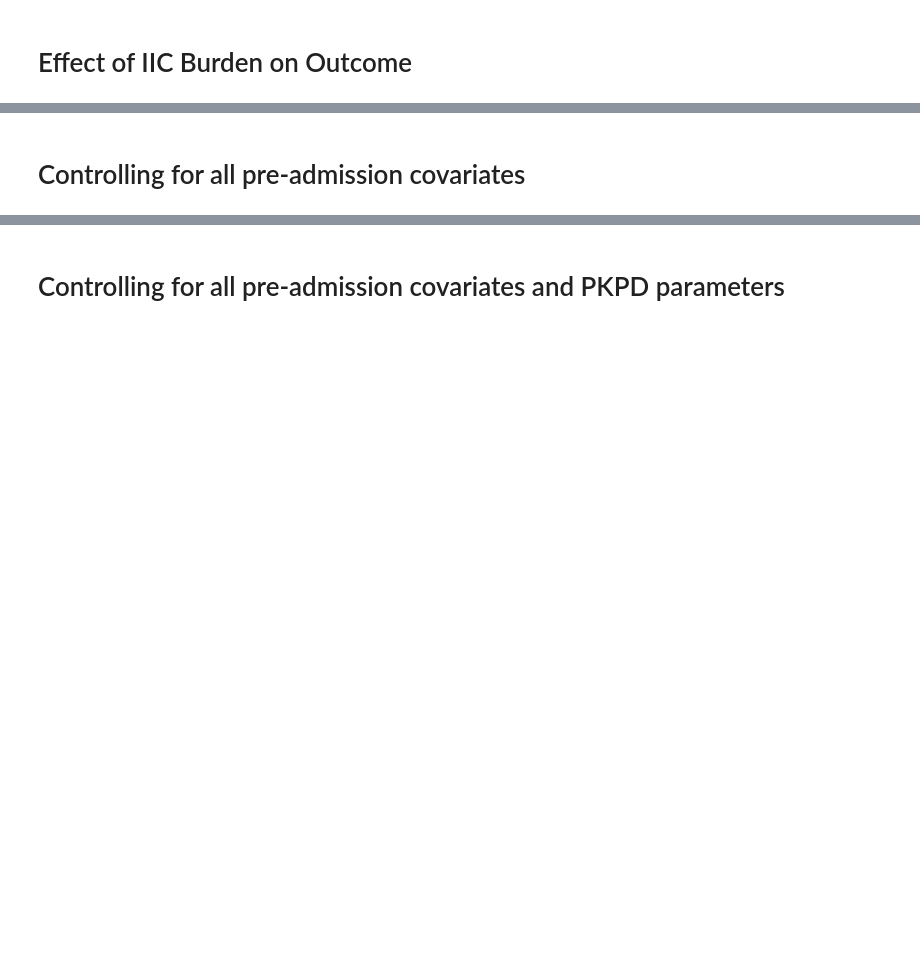
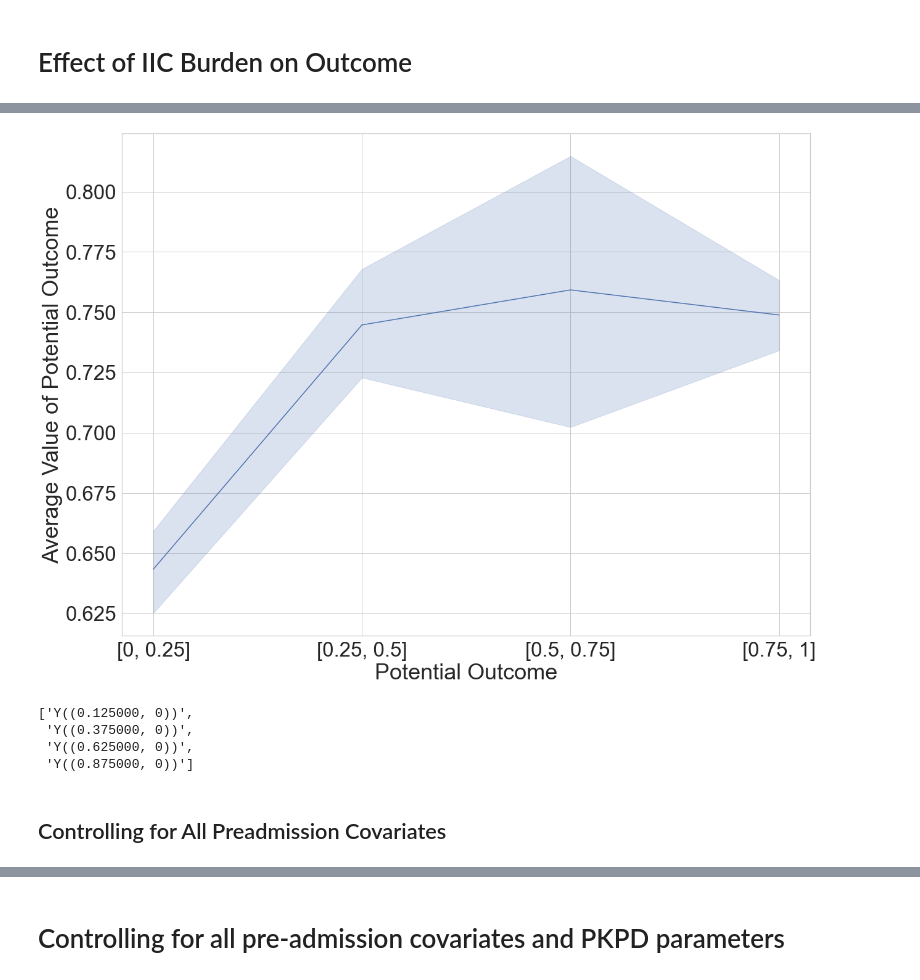
Before and after one commit to Hockey86/iic_causal_inference, a Jupyter notebook: aim2/short_term_drug_effect.ipynb, the cells around one changed output, grey strips where cells are left out. Drawn from its saved outputs; the diff is of its cells as text; code cells hidden in the pictures; blank space fills up the shorter version.

```diff
--- a/aim2/short_term_drug_effect.ipynb
+++ b/aim2/short_term_drug_effect.ipynb
@@ -230,0 +180,15 @@ df_m_atec
+# %%
+n_repeats = 5
+n_splits = 3
+df_malts_data = df_coarsen_1[['Age','Y','T']]
+discrete = []
+m = pm.malts_mf(outcome='Y',
+                treatment='T',
+                data=df_malts_data,
+                n_repeats=n_repeats,
+                n_splits=n_splits,
+                output_format='full',
+                k_tr=2,
+                k_est=2,
+                discrete = discrete,
+                C=0.01)
@@ -231,3 +215,39 @@ df_m_atec
+# %%
+out = m.CATE_df.drop(columns = ['Y','T'])#.T.groupby(level=0).mean().T
+out.to_csv('new_max_age.csv')
+columns = ['Y(('+str(np.round(threshold-gain/2,2))+', 0))' for threshold in thresholds[1:]]
+apo_0 = out[columns]
+columns = ['Y(('+str(np.round(threshold-gain/2,2))+', 1))' for threshold in thresholds[1:]]
+apo_1 = out[columns]
+columns = ['diameter(('+str(np.round(threshold-gain/2,2))+', 0))' for threshold in thresholds[1:]]
+diam_0 = out[columns]
+columns = ['diameter(('+str(np.round(threshold-gain/2,2))+', 1))' for threshold in thresholds[1:]]
+diam_1 = out[columns]
+
+apo_tight_0 = pd.DataFrame(apo_0.values*(diam_0<1).astype(int).replace(0, np.nan).values,
+                         index=apo_0.index,columns=apo_0.columns)
+apo_tight_0.mean(axis=0)
+
+apo_tight_1 = pd.DataFrame(apo_1.values*(diam_1<1).astype(int).replace(0, np.nan).values,
+                         index=apo_1.index,columns=apo_0.columns)
+apo_tight_1.mean(axis=0)
+
+fig,ax = plt.subplots(figsize=(20,15))
+sns.lineplot(data=apo_tight_0.mean(axis=0).reset_index().rename(columns={0:'Average Potential Outcome'}),
+            x='index',y='Average Potential Outcome',ax=ax)
+plt.xlabel('Potential Outcome')
+plt.ylabel('Average Value of Potential Outcome')
+plt.xticks(np.arange(len(thresholds)-1),[str([thresholds[i-1],thresholds[i]]) for i in range(1,len(thresholds)) ] )
+fig.savefig('new_max_age.png')
+# %% [output]
+[figure, added]
+# %%
+['Y((%f, 0))'%(threshold-gain/2) for threshold in np.linspace(thresholds[1],1,num=n_thresholds-1)]
+# %% [output]
+['Y((0.125000, 0))',
+ 'Y((0.375000, 0))',
+ 'Y((0.625000, 0))',
+ 'Y((0.875000, 0))']
 # %% [markdown]
-# Controlling for all pre-admission covariates
+## Controlling for All Preadmission Covariates
 # %%
```
Also changed, not shown: parts of 57 cells of this notebook, 26 other files.
